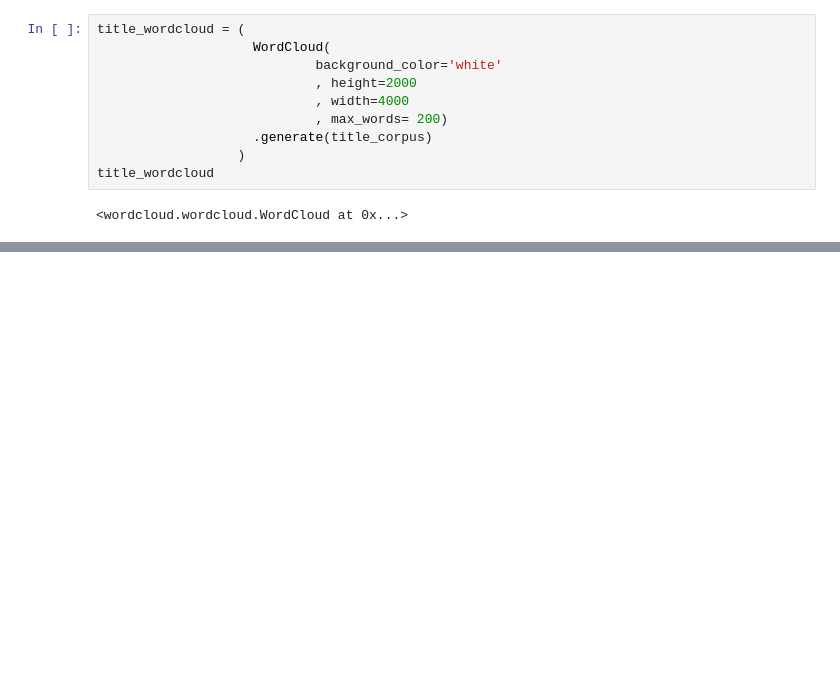
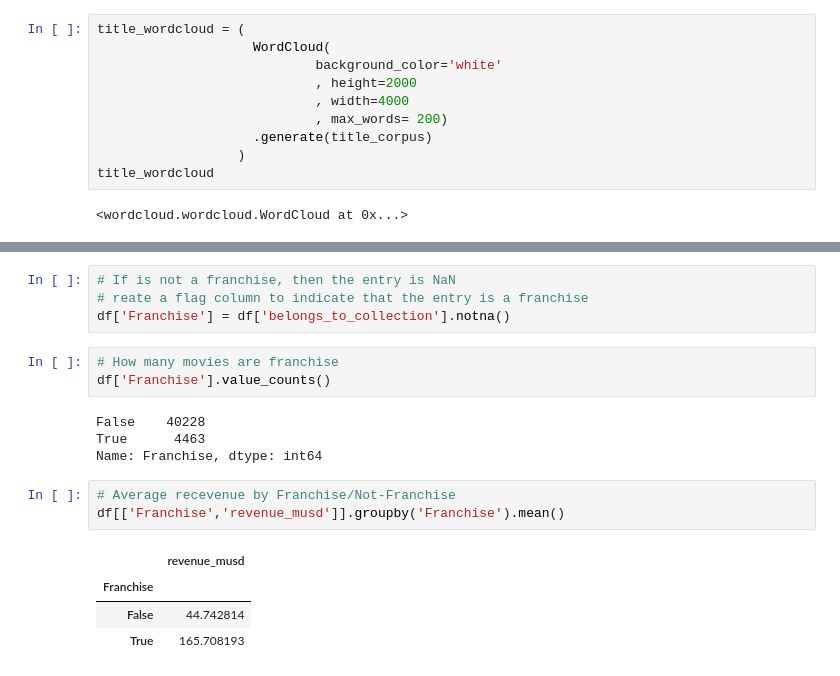
Before and after one commit to mcalmeida13/math-machine-learning, a Jupyter notebook: python-ds-pandas/project1/Project_01_Materials/project_01.ipynb, the cells around one changed output, grey strips where cells are left out. Drawn from its saved outputs; the diff is of its cells as text; blank space fills up the shorter version.

Commit message:
franchise analysis'

```diff
--- a/python-ds-pandas/project1/Project_01_Materials/project_01.ipynb
+++ b/python-ds-pandas/project1/Project_01_Materials/project_01.ipynb
@@ -381,0 +402,19 @@ plt.show()
+# %%
+# If is not a franchise, then the entry is NaN
+# reate a flag column to indicate that the entry is a franchise
+df['Franchise'] = df['belongs_to_collection'].notna()
+# %%
+# How many movies are franchise
+df['Franchise'].value_counts()
+# %% [output]
+False    40228
+True      4463
+Name: Franchise, dtype: int64
+# %%
+# Average recevenue by Franchise/Not-Franchise
+df[['Franchise','revenue_musd']].groupby('Franchise').mean()
+# %% [output]
+|  | revenue_musd |
+| Franchise |  |
+| False | 44.742814 |
+| True | 165.708193 |
```
Also changed, not shown: parts of 11 cells of this notebook, 3 other files.
